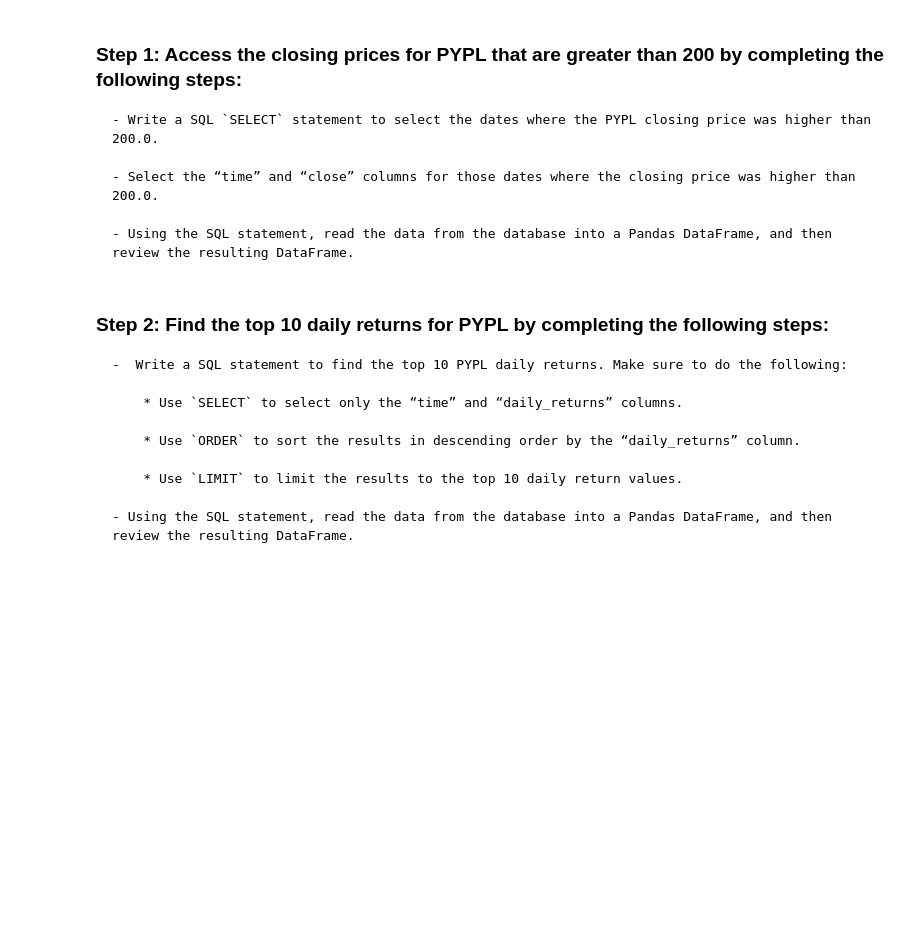
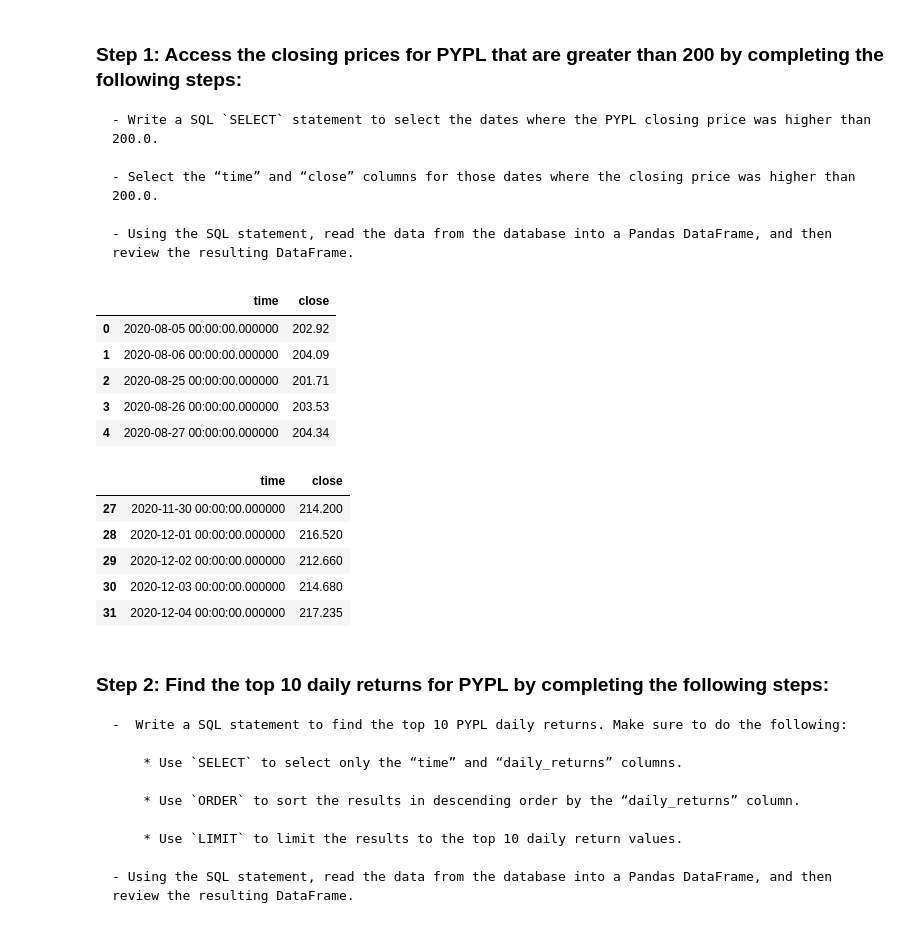
Before and after one commit to johngru/etf_interactive_web_analysis, a Jupyter notebook: etf_analyzer.ipynb, the cells around one changed output. Drawn from its saved outputs; the diff is of its cells as text; code cells hidden in the pictures; blank space fills up the shorter version.

```diff
--- a/etf_analyzer.ipynb
+++ b/etf_analyzer.ipynb
@@ -249,13 +249,33 @@ Complete the following steps:
 # %%
 # Write a SQL SELECT statement to select the time and close columns
 # where the PYPL closing price was higher than 200.0.
-query = # YOUR CODE HERE
+query = """
+SELECT time, close
+FROM PYPL
+WHERE close > 200.0
+"""
 
 # Using the query, read the data from the database into a Pandas DataFrame
-pypl_higher_than_200 = # YOUR CODE HERE
+pypl_higher_than_200 = pd.read_sql_query(query,con=engine,
+                                         parse_dates=True
+                                        )
+# Review the resulting DataFrame
 
-# Review the resulting DataFrame
-# YOUR CODE HERE
+display(pypl_higher_than_200.head())
+display(pypl_higher_than_200.tail())
+# %% [output]
+|  | time | close |
+| 0 | 2020-08-05 00:00:00.000000 | 202.92 |
+| 1 | 2020-08-06 00:00:00.000000 | 204.09 |
+| 2 | 2020-08-25 00:00:00.000000 | 201.71 |
+| 3 | 2020-08-26 00:00:00.000000 | 203.53 |
+| 4 | 2020-08-27 00:00:00.000000 | 204.34 |
+|  | time | close |
+| 27 | 2020-11-30 00:00:00.000000 | 214.200 |
+| 28 | 2020-12-01 00:00:00.000000 | 216.520 |
+| 29 | 2020-12-02 00:00:00.000000 | 212.660 |
+| 30 | 2020-12-03 00:00:00.000000 | 214.680 |
+| 31 | 2020-12-04 00:00:00.000000 | 217.235 |
 # %% [markdown]
 ### Step 2: Find the top 10 daily returns for PYPL by completing the following steps:
 
```
Also changed, not shown: parts of 7 cells of this notebook, 3 other files.
